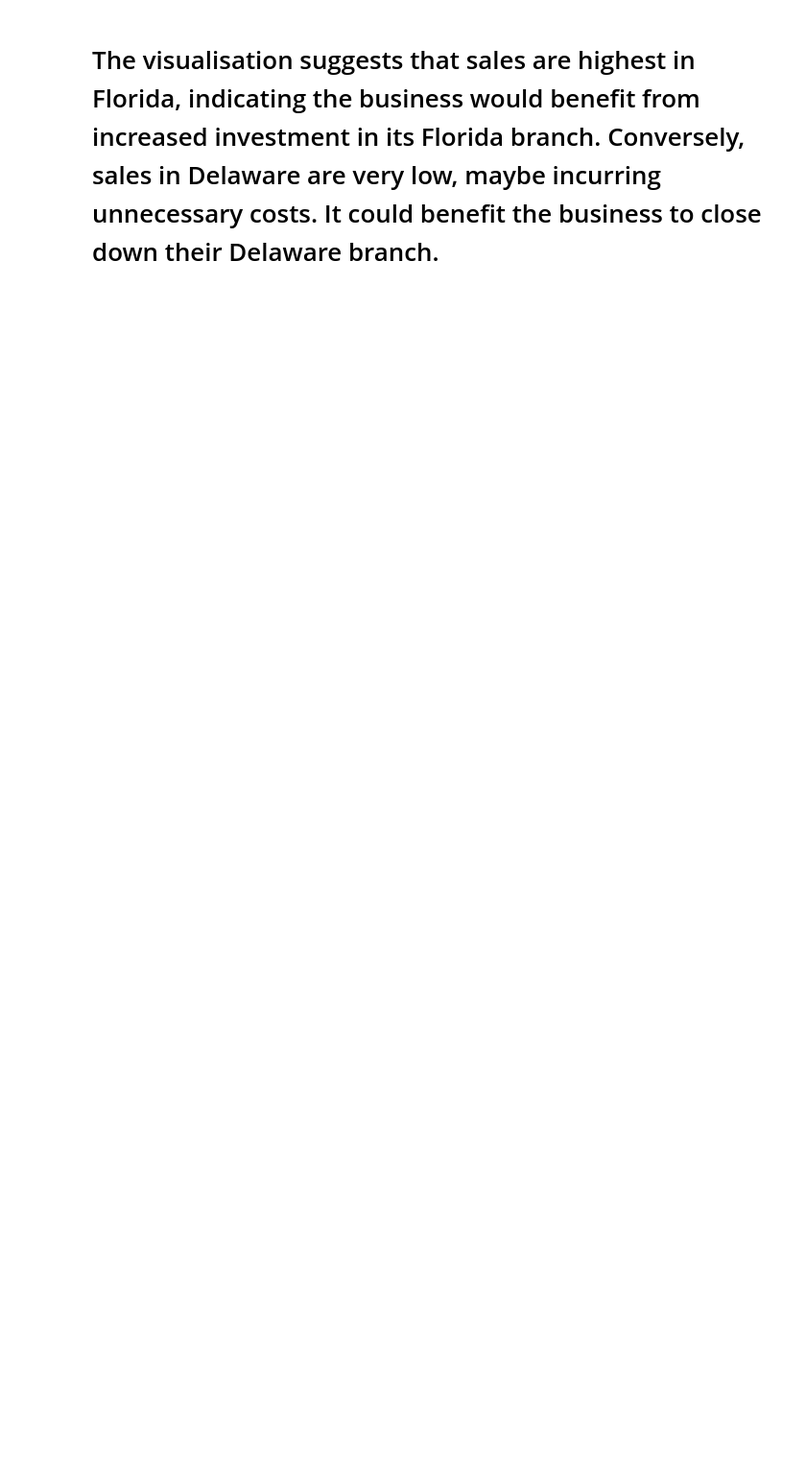
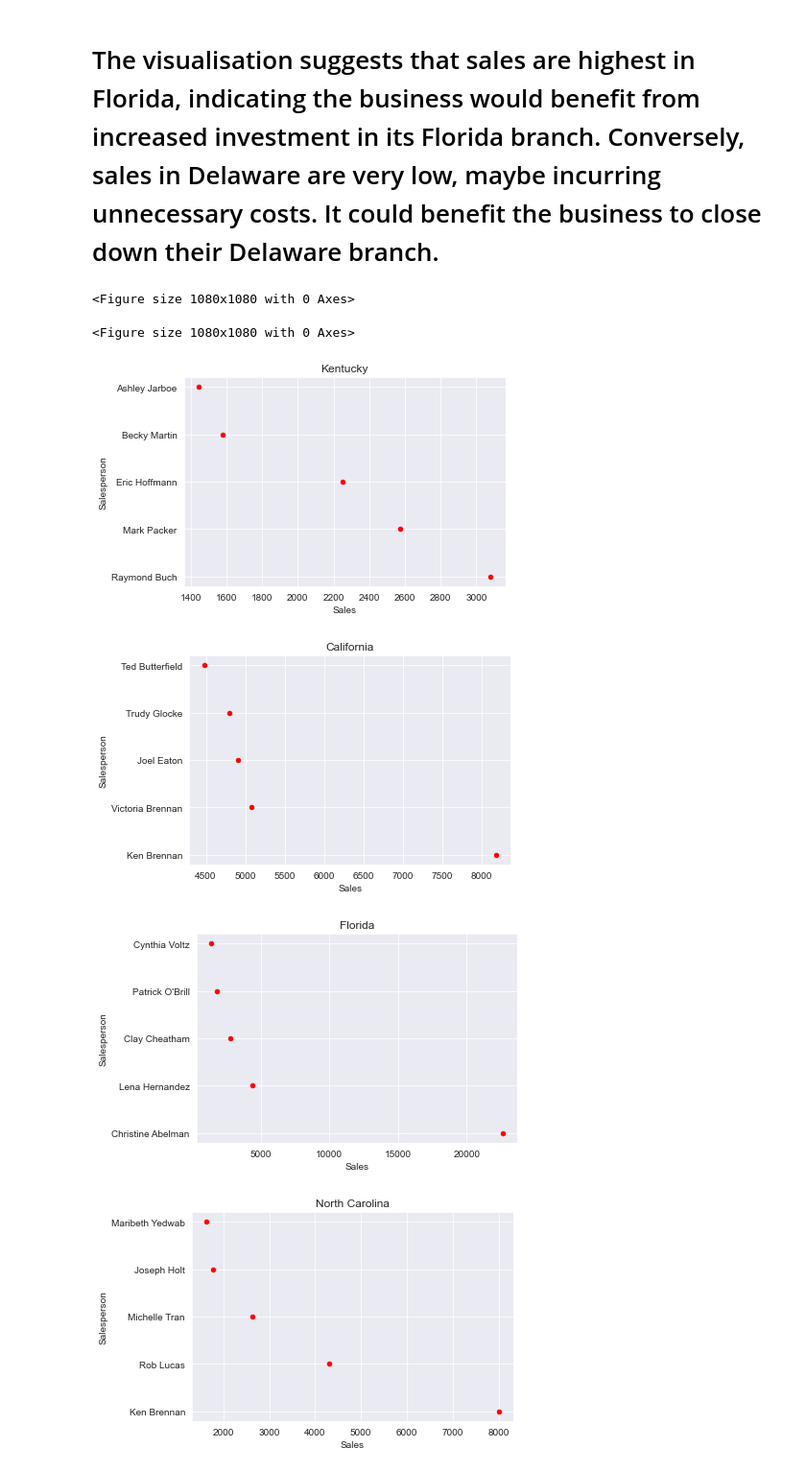
Before and after one commit to jakewarrenblack/research_and_analytics, a Jupyter notebook: Problem_1/Problem 1.ipynb, the cells around one changed output. Shown at 96% size. Saved outputs shown, nothing was run; the diff lists cells and outputs as text; code cells hidden in the pictures; blank space fills up the shorter version.

Commit message:
Added plot generator method and explanations of results

```diff
--- a/Problem_1/Problem 1.ipynb
+++ b/Problem_1/Problem 1.ipynb
@@ -187,3 +187,27 @@ plt.plot(topSalesByState, marker='o', ms= 20, mec='r', linestyle='dashed')
 [figure]
 # %% [markdown]
 # The visualisation suggests that sales are highest in Florida, indicating the business would benefit from increased investment in its Florida branch. Conversely, sales in Delaware are very low, maybe incurring unnecessary costs. It could benefit the business to close down their Delaware branch.
+# %%
+#plot a scatterplot for Sales & Salespeople by State.
+
+# Pulling out the top 5 salespeople
+salesPeopleAndSales = df[['Sales', 'Salesperson']].sort_values('Sales', ascending=False).drop_duplicates()
+states = df['State'].drop_duplicates()
+
+def getTopSalesPeopleByState():
+    for state in states:
+        current_state = df[df['State'] == state]
+
+
+        current_state[['Sales', 'Salesperson']].nlargest(5, 'Sales').plot(kind='scatter', x='Sales', y='Salesperson', color='red', title=state)
+
+
+# This method will iterate through all states, showing us the top 5 salespeople and their salesote
+getTopSalesPeopleByState()
+# %% [output]
+<Figure size 1080x1080 with 0 Axes>
+<Figure size 1080x1080 with 0 Axes>
+[figure, added]
+[figure, added]
+[figure, added]
+[figure, added]
```
Also changed, not shown: parts of 2 cells of this notebook.
